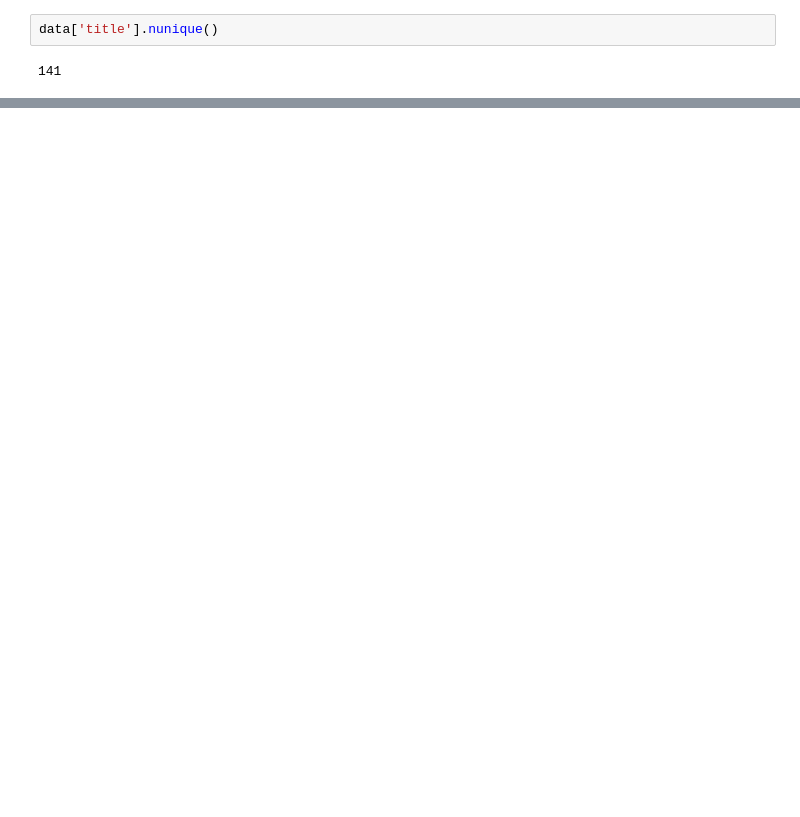
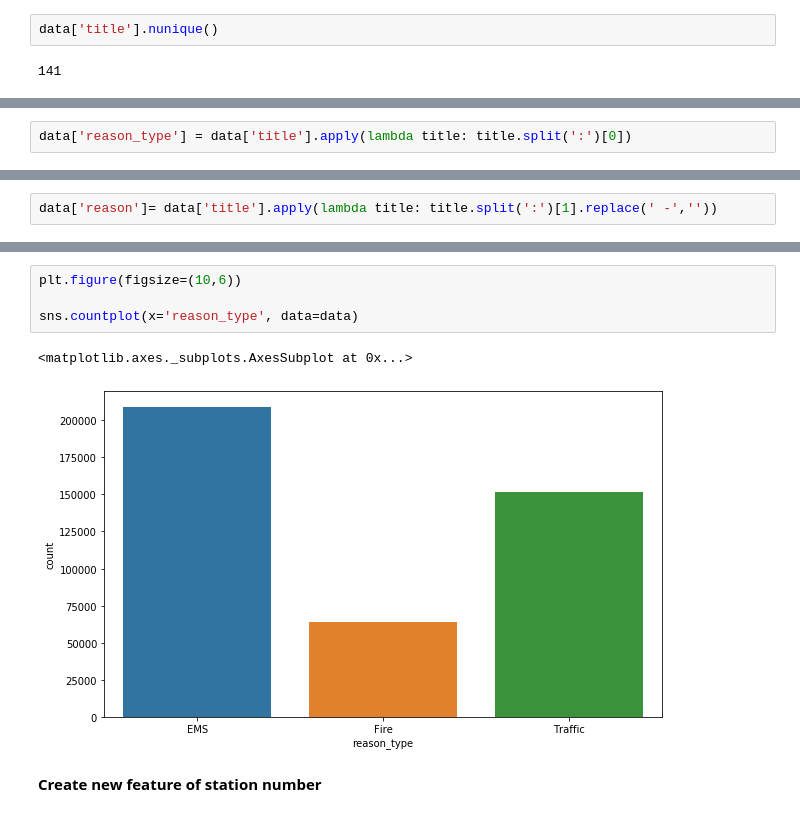
Before and after one commit to Bagoleaditya/911-EDA, a Jupyter notebook: Explore 911.ipynb, the cells around one changed output, grey strips where cells are left out. Cells and saved outputs as stored; diff of their text form; blank space fills up the shorter version.

```diff
--- a/Explore 911.ipynb
+++ b/Explore 911.ipynb
@@ -54,0 +104,2 @@ data['title'].nunique()
+# %%
+data['reason_type'] = data['title'].apply(lambda title: title.split(':')[0])
@@ -54,0 +117,2 @@ data['title'].nunique()
+# %%
+data['reason']= data['title'].apply(lambda title: title.split(':')[1].replace(' -',''))
@@ -54,0 +148,9 @@ data['title'].nunique()
+# %%
+plt.figure(figsize=(10,6))
+
+sns.countplot(x='reason_type', data=data)
+# %% [output]
+<matplotlib.axes._subplots.AxesSubplot at 0x...>
+[figure, added]
+# %% [markdown]
+**Create new feature of station number**
```
Also changed, not shown: parts of 35 cells of this notebook.
